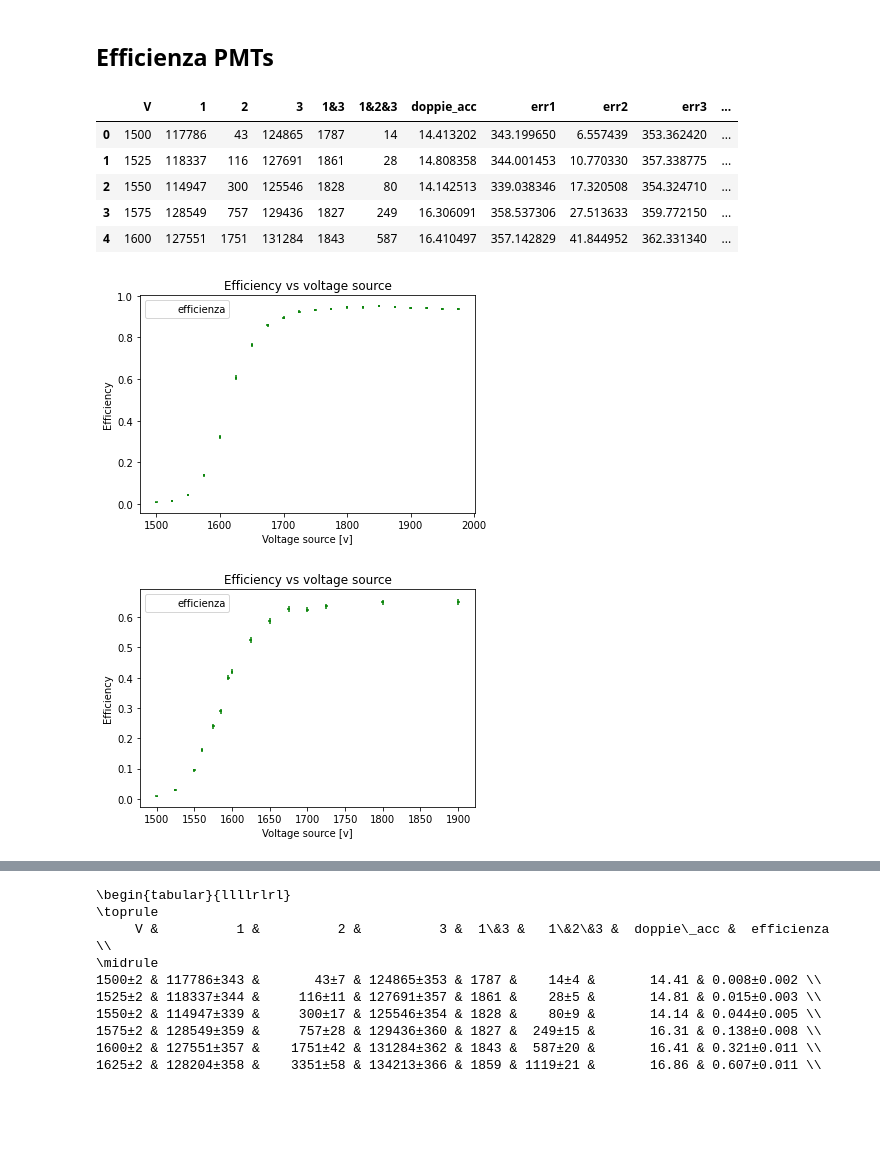
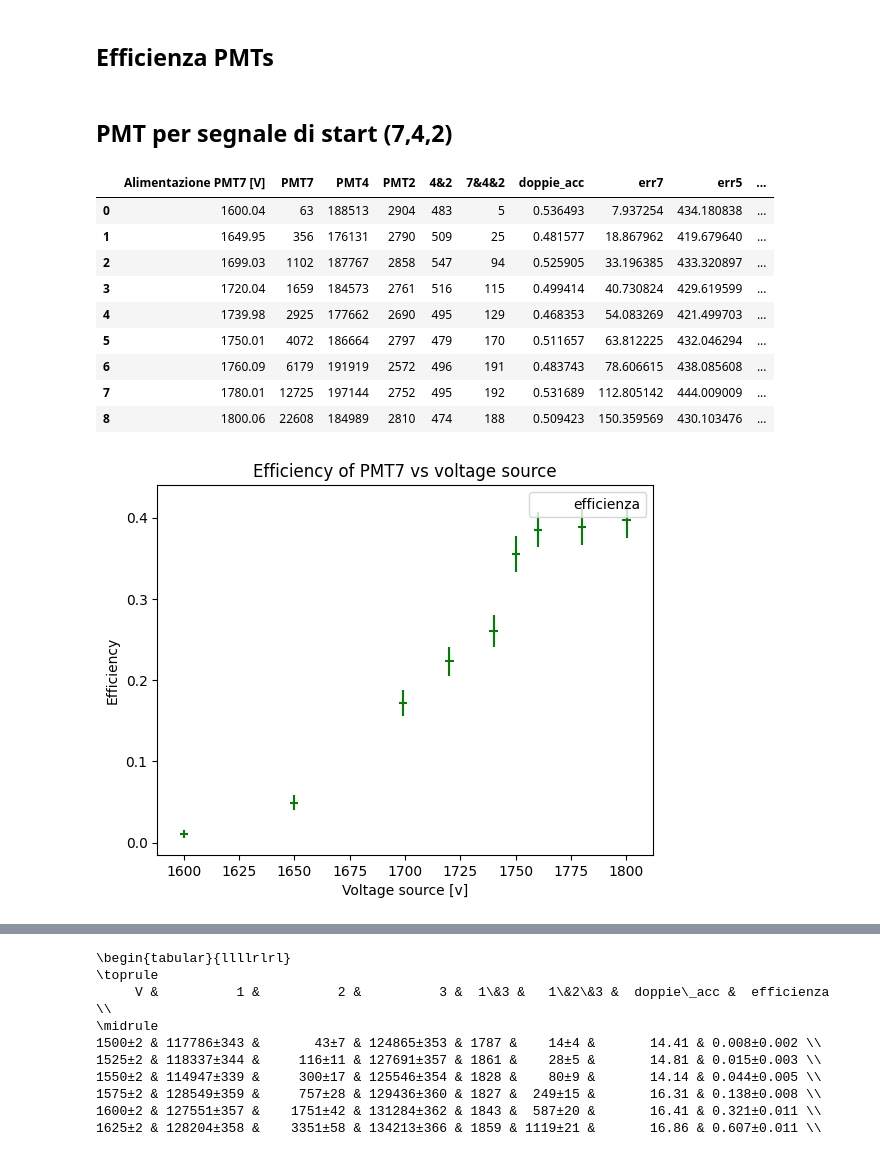
Before and after one commit to zenith378/MuLife, a Jupyter notebook: Logbook.ipynb, the cells around one changed output, grey strips where cells are left out. Drawn from its saved outputs; the diff is of its cells as text; code cells hidden in the pictures; blank space fills up the shorter version.

Commit message:
logbook aggioranto alla prima giornata, plot per efficienze creati

```diff
--- a/Logbook.ipynb
+++ b/Logbook.ipynb
@@ -108,31 +49,37 @@ Alimentazione [V] &  Counts 1 &  Counts 2 &   Counts 3 \\
 # %% [markdown]
 ## Efficienza PMTs
+# %% [markdown]
+## PMT per segnale di start (7,4,2)
 # %%
-df_eff2 = pd.read_csv("./data/eff2.txt",sep="\t")
+df_eff2 = pd.read_csv("./Dati/Punto_di_lavor/PMT7.txt",sep="\t")
 # %%
-df_eff2['doppie_acc']=df_eff2['1']*df_eff2['3']*98*10**(-11)
-df_eff2['err1']=np.sqrt(df_eff2['1'])
-df_eff2['err2']=np.sqrt(df_eff2['2'])
-df_eff2['err3']=np.sqrt(df_eff2['3'])
+df_eff2['doppie_acc']=df_eff2['PMT4']*df_eff2['PMT2']*98*10**(-11)
+df_eff2['err7']=np.sqrt(df_eff2['PMT7'])
+df_eff2['err5']=np.sqrt(df_eff2['PMT4'])
+df_eff2['err2']=np.sqrt(df_eff2['PMT2'])
 # %%
-df_eff2['efficienza']=df_eff2['1&2&3']/(df_eff2['1&3']-df_eff2['doppie_acc'])
-df_eff2['err_V']=(df_eff2['V']*0.0005+1)
-df_eff2['err_eff']=np.sqrt(df_eff2['efficienza']*(1-df_eff2['efficienza'])/(df_eff2['1&3']-df_eff2['doppie_acc']))
-df_eff2['err_tri']=np.sqrt(df_eff2['efficienza']*(1-df_eff2['efficienza'])*(df_eff2['1&3']-df_eff2['doppie_acc']))
+df_eff2['efficienza']=df_eff2['7&4&2']/(df_eff2['4&2']-df_eff2['doppie_acc'])
+df_eff2['err_V']=(df_eff2['Alimentazione PMT7 [V]']*0.0005+1)
+df_eff2['err_eff']=np.sqrt(df_eff2['efficienza']*(1-df_eff2['efficienza'])/(df_eff2['4&2']-df_eff2['doppie_acc']))
+df_eff2['err_tri']=np.sqrt(df_eff2['efficienza']*(1-df_eff2['efficienza'])*(df_eff2['4&2']-df_eff2['doppie_acc']))
 # %%
-df_eff2.head()
+df_eff2
 # %% [output]
-|  | V | 1 | 2 | 3 | 1&3 | 1&2&3 | doppie_acc | err1 | err2 | err3 | ... |
-| 0 | 1500 | 117786 | 43 | 124865 | 1787 | 14 | 14.413202 | 343.199650 | 6.557439 | 353.362420 | ... |
-| 1 | 1525 | 118337 | 116 | 127691 | 1861 | 28 | 14.808358 | 344.001453 | 10.770330 | 357.338775 | ... |
-| 2 | 1550 | 114947 | 300 | 125546 | 1828 | 80 | 14.142513 | 339.038346 | 17.320508 | 354.324710 | ... |
-| 3 | 1575 | 128549 | 757 | 129436 | 1827 | 249 | 16.306091 | 358.537306 | 27.513633 | 359.772150 | ... |
-| 4 | 1600 | 127551 | 1751 | 131284 | 1843 | 587 | 16.410497 | 357.142829 | 41.844952 | 362.331340 | ... |
+|  | Alimentazione PMT7 [V] | PMT7 | PMT4 | PMT2 | 4&2 | 7&4&2 | doppie_acc | err7 | err5 | ... |
+| 0 | 1600.04 | 63 | 188513 | 2904 | 483 | 5 | 0.536493 | 7.937254 | 434.180838 | ... |
+| 1 | 1649.95 | 356 | 176131 | 2790 | 509 | 25 | 0.481577 | 18.867962 | 419.679640 | ... |
+| 2 | 1699.03 | 1102 | 187767 | 2858 | 547 | 94 | 0.525905 | 33.196385 | 433.320897 | ... |
+| 3 | 1720.04 | 1659 | 184573 | 2761 | 516 | 115 | 0.499414 | 40.730824 | 429.619599 | ... |
+| 4 | 1739.98 | 2925 | 177662 | 2690 | 495 | 129 | 0.468353 | 54.083269 | 421.499703 | ... |
+| 5 | 1750.01 | 4072 | 186664 | 2797 | 479 | 170 | 0.511657 | 63.812225 | 432.046294 | ... |
+| 6 | 1760.09 | 6179 | 191919 | 2572 | 496 | 191 | 0.483743 | 78.606615 | 438.085608 | ... |
+| 7 | 1780.01 | 12725 | 197144 | 2752 | 495 | 192 | 0.531689 | 112.805142 | 444.009009 | ... |
+| 8 | 1800.06 | 22608 | 184989 | 2810 | 474 | 188 | 0.509423 | 150.359569 | 430.103476 | ... |
 # %%
-fig_4=df_eff2.plot(x='V',y='efficienza',
-             title='Efficiency vs voltage source',
+fig_4=df_eff2.plot(x='Alimentazione PMT7 [V]',y='efficienza',
+             title='Efficiency of PMT7 vs voltage source',
              xlabel='Voltage source [v]',ylabel='Efficiency',xerr='err_V',yerr='err_eff',style='.',color='green',linestyle='None'
                 ).get_figure()
 # %% [output]
-[figure, old version]
+[figure, new version]
 # %%
@@ -140,16 +86,0 @@ fig_4.savefig('./plots/eff_2.pdf')
-# %%
-df_eff3 = pd.read_csv("./data/eff3.txt",sep="\t")
-df_eff3['doppie_acc']=df_eff3['1']*df_eff3['2']*98*10**(-11)
-df_eff3['err1']=np.sqrt(df_eff3['1'])
-df_eff3['err2']=np.sqrt(df_eff3['2'])
-df_eff3['err3']=np.sqrt(df_eff3['3'])
-df_eff3['efficienza']=df_eff3['1&2&3']/(df_eff3['1&2']-df_eff3['doppie_acc'])
-df_eff3['err_V']=(df_eff3['V']*0.0005+1)
-df_eff3['err_eff']=np.sqrt(df_eff3['efficienza']*(1-df_eff3['efficienza'])/(df_eff3['1&2']-df_eff3['doppie_acc']))
-df_eff3['err_tri']=np.sqrt(df_eff3['efficienza']*(1-df_eff3['efficienza'])*(df_eff3['1&2']-df_eff3['doppie_acc']))
-fig_4=df_eff3.plot(x='V',y='efficienza',
-             title='Efficiency vs voltage source',
-             xlabel='Voltage source [v]',ylabel='Efficiency',xerr='err_V',yerr='err_eff',style='.',color='green',linestyle='None'
-                ).get_figure()
-# %% [output]
-[figure, removed]
```
Also changed, not shown: parts of 37 cells of this notebook.
